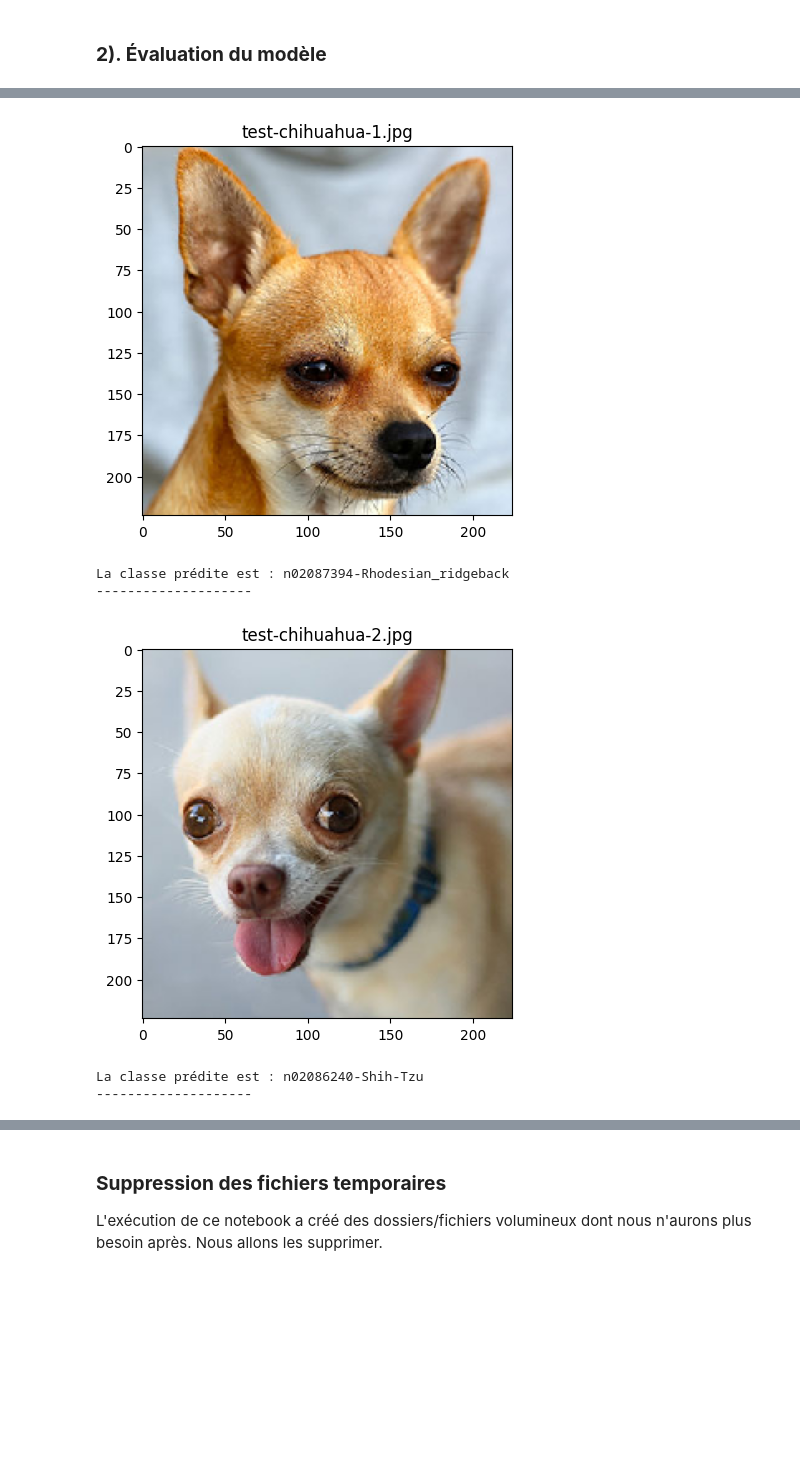
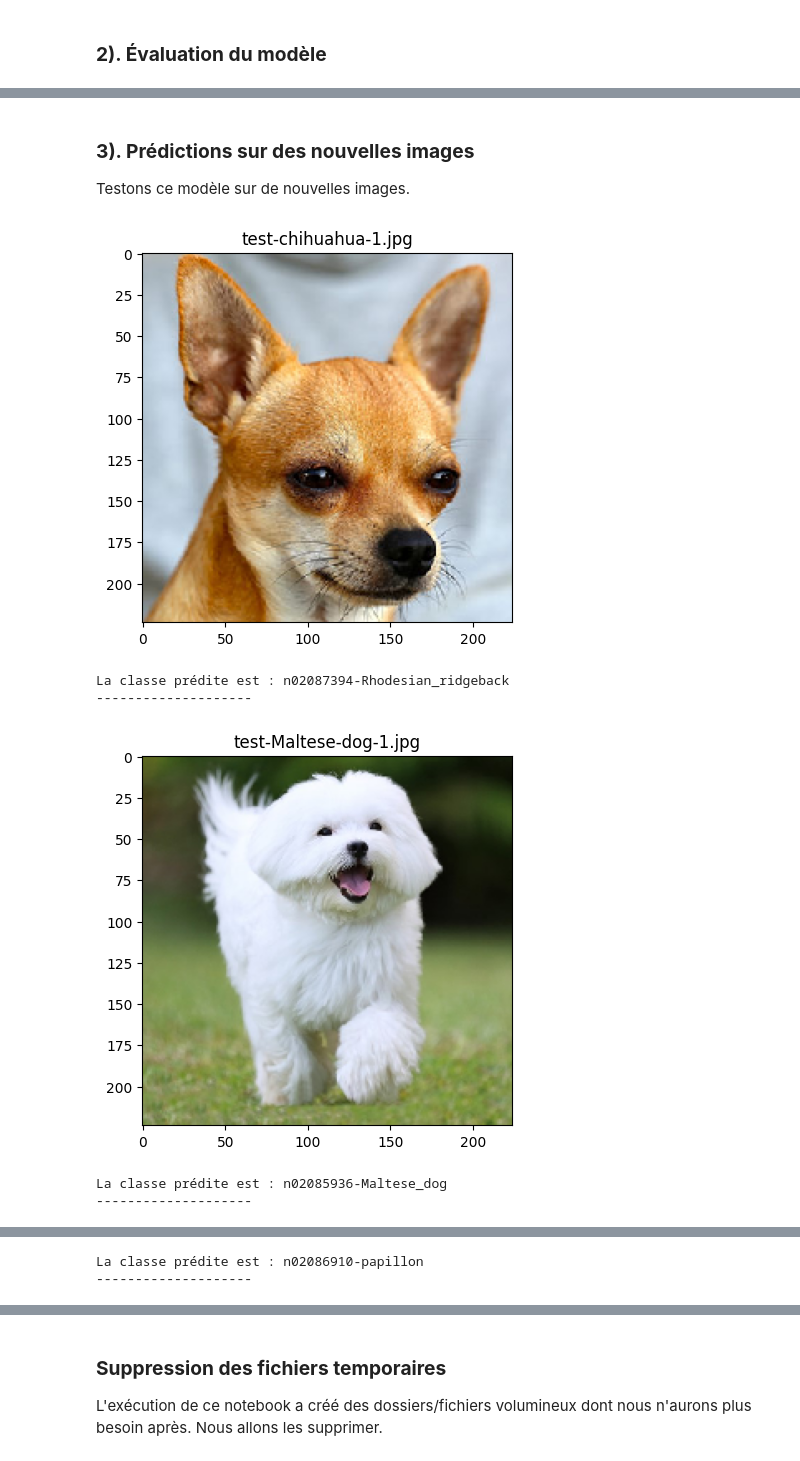
Before and after one commit to BiGHeaDMaX/Identifier-Races-Chiens-avec-TensorFlow, a Jupyter notebook: 02 - Modèle personnel.ipynb, the cells around one changed output, grey strips where cells are left out. Drawn from its saved outputs; the diff is of its cells as text; code cells hidden in the pictures; blank space fills up the shorter version.

```diff
--- a/02 - Modèle personnel.ipynb
+++ b/02 - Modèle personnel.ipynb
@@ -716,14 +763,12 @@ def create_model_opti_tuning() :
     # lors de la création de nos datasets
     input_shape = (224, 224, 3)
 
-    activation = 'LeakyReLU'
-
     # Structure du modèle
     model = Sequential([
 
     # BLOC 1
-    Conv2D(64, kernel_size=(6, 6), padding='same', activation=activation, input_shape=input_shape, name='block1_conv1'),  # Ça sera le premier layer, il faut donc indiquer la taille de l'input
-    Conv2D(64, kernel_size=(3, 3), padding='same', activation=activation, name='block1_conv2'),
+    Conv2D(64, kernel_size=(6, 6), padding='same', activation='LeakyReLU', input_shape=input_shape, name='block1_conv1'),  # Ça sera le premier layer, il faut donc indiquer la taille de l'input
+    Conv2D(64, kernel_size=(3, 3), padding='same', activation='LeakyReLU', name='block1_conv2'),
     MaxPooling2D(pool_size=(2, 2), strides=(2, 2), name='block1_pool'),
 
     # Ajout d'un dropout
@@ -735,7 +780,7 @@ def create_model_opti_tuning() :
     MaxPooling2D(pool_size=(2, 2), strides=(2, 2), name='block2_pool'),
 
     # Ajout d'un dropout
-    Dropout(0.10, name='dropout_2_10'),
+    Dropout(0.25, name='dropout_2_25'),
 
     # BLOC 3
     Conv2D(256, kernel_size=(3, 3), padding='same', activation='relu', name='block3_conv1'),
@@ -744,7 +789,7 @@ def create_model_opti_tuning() :
     MaxPooling2D(pool_size=(2, 2), strides=(2, 2), name='block3_pool'),
 
     # Ajout d'un dropout
-    Dropout(0.10, name='dropout_3_10'),
+    Dropout(0.25, name='dropout_3_25'),
 
     # BLOC 4
     Conv2D(512, kernel_size=(3, 3), padding='same', activation='relu', name='block4_conv1'),
@@ -776,7 +821,7 @@ def create_model_opti_tuning() :
     ], name='Opti_tuning')
 
     # Compilation du modèle
-    model.compile(loss="categorical_crossentropy", optimizer='SGD', metrics=["accuracy"])
+    model.compile(loss="categorical_crossentropy", optimizer='Adagrad', metrics=["accuracy"])
 
     # Affichage de la structure du modèle
     print(model.summary())
@@ -905,23 +949,0 @@ https://machinelearningmastery.com/how-to-visualize-filters-and-feature-maps-in-
-# %%
-"""# retrieve weights from the desired hidden layer
-filters, biases = model_opti.layers[-6].get_weights()
-
-# normalize filter values to 0-1 so we can visualize them
-f_min, f_max = filters.min(), filters.max()
-filters = (filters - f_min) / (f_max - f_min)
-# plot first few filters
-n_filters, ix = 6, 1
-for i in range(n_filters):
-    # get the filter
-    f = filters[:, :, :, i]
-    # plot each channel separately
-for j in range(3):
-    # specify subplot and turn of axis
-    ax = plt.subplot(n_filters, 3, ix)
-    ax.set_xticks([])
-    ax.set_yticks([])
-    # plot filter channel in grayscale
-    plt.imshow(f[:, :, j], cmap='gray')
-    ix += 1
-# show the figure
-plt.show()"""
@@ -932,31 +954,38 @@ plt.show()"""
+# %% [markdown]
+### **3). Prédictions sur des nouvelles images**
+
+Testons ce modèle sur de nouvelles images.
 # %%
-a_tester = ['test-chihuahua-1.jpg',
-            'test-chihuahua-2.jpg',
+chemin = 'data/test_new/'
+
+a_tester = [chemin + 'test-chihuahua-1.jpg',
+            chemin + 'test-Maltese-dog-1.jpg',
+            chemin + 'test-Afghan-hound-1.jpg',
 ]
 
 for i in a_tester:
     # Chargement du fichier
     img = load_img(i, target_size=(224, 224))
     # Conversion en array
     img = img_to_array(img)
     # Rechape de l'array
     img = img.reshape(1,224,224,3)
 
     # Affichage de l'image
     plt.imshow(img[0].astype("uint8"))
-    plt.title(i)
+    plt.title(i[len(chemin):])  # [len(chemin):] pour ne garder que le nom du fichier
     plt.show()
 
     # Prédiction sur l'image chargée
     prediction = model_opti_tuning.predict(img, verbose=False)
     prediction = np.argmax(prediction)
     # class_names : la liste des classes, déterminé précédemment
     print(f"La classe prédite est : {class_names[prediction]}")
     print("-"*20)
 # %% [output]
 [figure]
 La classe prédite est : n02087394-Rhodesian_ridgeback
 --------------------
-[figure, old version]
+[figure, new version]
-La classe prédite est : n02086240-Shih-Tzu
+La classe prédite est : n02085936-Maltese_dog
 --------------------
@@ -962,0 +993,2 @@ La classe prédite est : n02086240-Shih-Tzu
+La classe prédite est : n02086910-papillon
+--------------------
```
Also changed, not shown: parts of 33 cells of this notebook.
